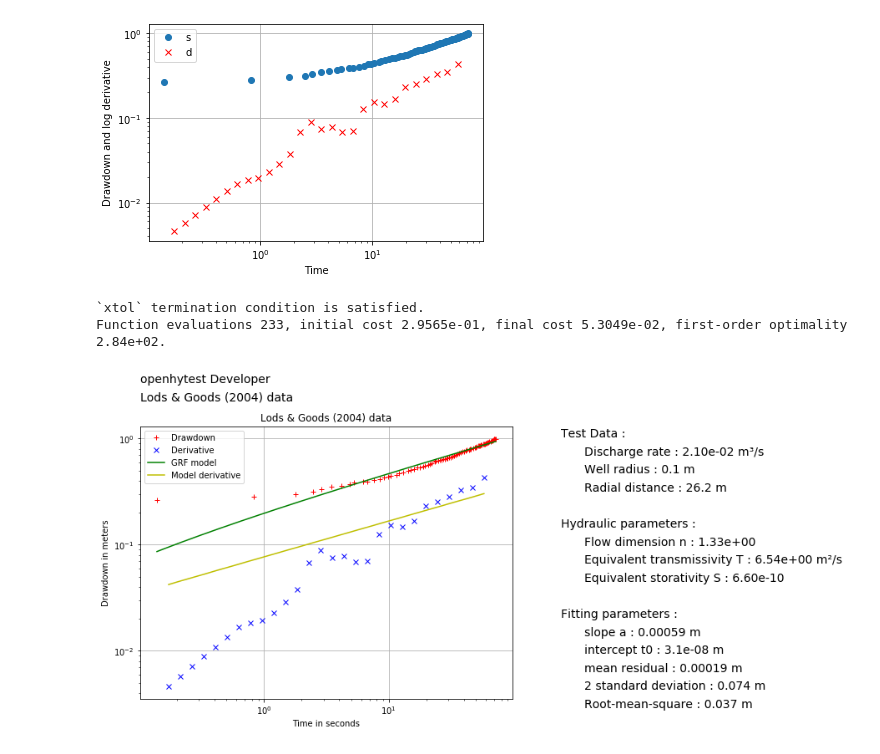
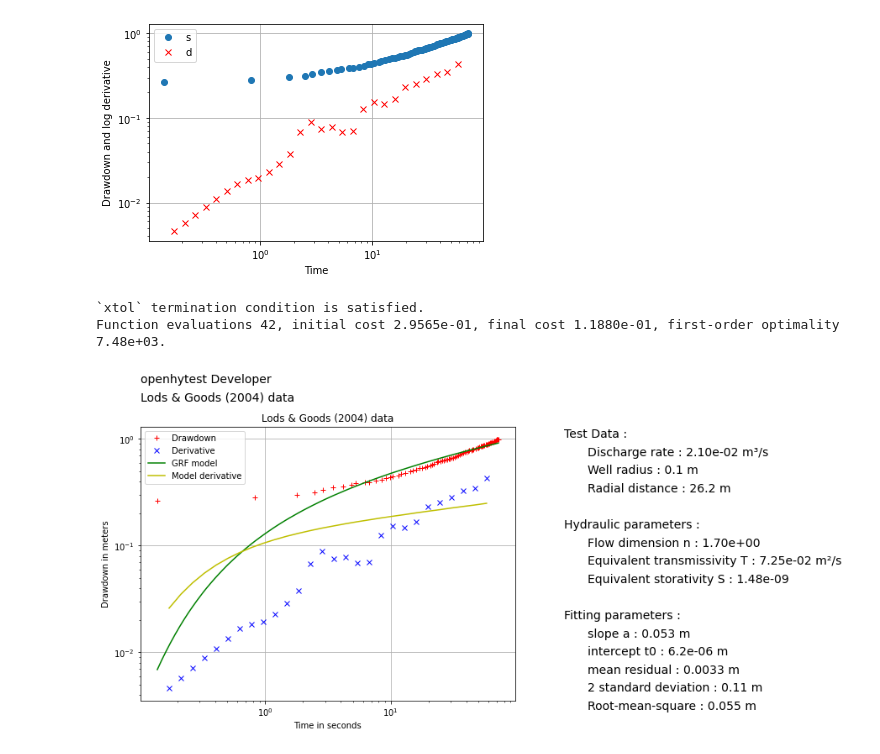
Before and after one commit to UniNE-CHYN/openhytest, a Jupyter notebook: notebooks/Demo_GRF_Barker.ipynb, the cells around one changed output. Drawn from its saved outputs; the diff is of its cells as text; code cells hidden in the pictures.

```diff
--- a/notebooks/Demo_GRF_Barker.ipynb
+++ b/notebooks/Demo_GRF_Barker.ipynb
@@ -100,8 +101,10 @@ test.diagnostic()
 # %%
 test=ht.GRF(Q=0.021, r=26.2, rw=0.1, df=data2)
 test.guess_params()
+test.inversion_option = 'stehfest'
+test.fitcoeff = 12
 test.rpt(ttle='Lods & Goods (2004) data', author='openhytest Developer', filetype='pdf', reptext='Report_GRF_example2')
 # %% [output]
 `xtol` termination condition is satisfied.
-Function evaluations 233, initial cost 2.9565e-01, final cost 5.3049e-02, first-order optimality 2.84e+02.
+Function evaluations 42, initial cost 2.9565e-01, final cost 1.1880e-01, first-order optimality 7.48e+03.
-[figure, old version]
+[figure, new version]
```
Also changed, not shown: parts of 3 cells of this notebook, 38 other files.
